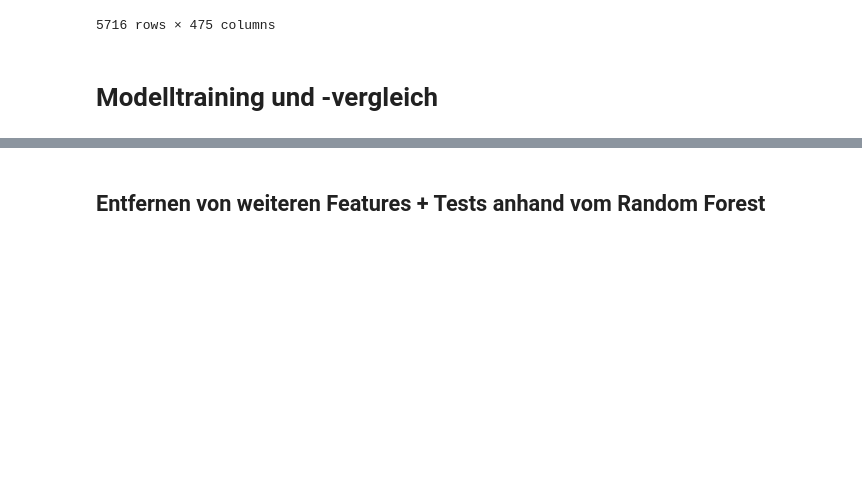
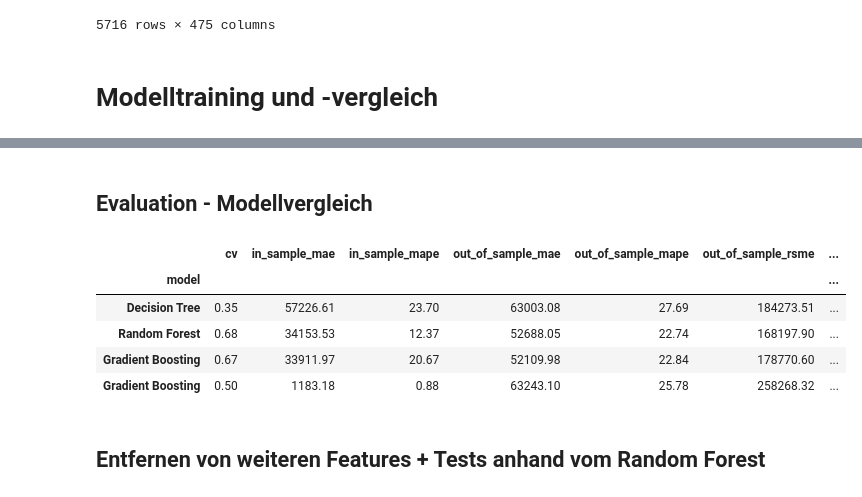
Before and after one commit to mixd304/dbuas-modul_13-applied-ds-2-ml-and-reporting-studienarbeit-darius-mix, a Jupyter notebook: notebooks/main.ipynb, the cells around one changed output, grey strips where cells are left out. Saved outputs shown, nothing was run; the diff lists cells and outputs as text; code cells hidden in the pictures; blank space fills up the shorter version.

```diff
--- a/notebooks/main.ipynb
+++ b/notebooks/main.ipynb
@@ -267,3 +297,0 @@ plt.show()
-# %%
-cv_results = cross_validate(estimator=pipe_rf[-1], X=prep.fit_transform(train_data[X]), y=train_data[y].values.ravel(), cv=10, n_jobs=4, return_train_score=True)
-plot_train_vs_test_cross_validation(cv_results)
@@ -276,10 +300,14 @@ plot_train_vs_test_cross_validation(cv_results)
 # %%
+model_name = 'Gradient Boosting'
+
 pipe_gb = Pipeline(steps=[
         ('preprocessor', prep),
-        ('Gradient Boosting', GradientBoostingRegressor(**params_gb))
+        (model_name, GradientBoostingRegressor(**params_gb))
     ])
 
 pipe_gb.fit(train_data[X], train_data[y].values.ravel())
 
-plot_train_vs_test_predictions(pipe_gb, train_data, test_data, X, y)
+metrics_gb = evaluate_model(model_name, prep, pipe_gb, train_data, test_data, X, y)
+print_evaluation(metrics_gb)
+#plot_evaluation(model_name, prep, pipe_gb, train_data, test_data, X, y)
 # %% [output]
@@ -296,3 +322,0 @@ plt.show()
-# %%
-cv_results = cross_validate(estimator=pipe_gb[-1], X=prep.fit_transform(train_data[X]), y=train_data[y].values.ravel(), cv=10, n_jobs=4, return_train_score=True)
-plot_train_vs_test_cross_validation(cv_results)
@@ -300,0 +325,13 @@ plot_train_vs_test_cross_validation(cv_results)
+# %%
+model_name = 'Gradient Boosting'
+
+pipe_knn = Pipeline(steps=[
+        ('preprocessor', prep),
+        (model_name, KNeighborsRegressor(**params_knn))
+    ])
+
+pipe_knn.fit(train_data[X], train_data[y].values.ravel())
+
+metrics_knn = evaluate_model(model_name, prep, pipe_knn, train_data, test_data, X, y)
+print_evaluation(metrics_knn)
+#plot_evaluation(model_name, prep, pipe_knn, train_data, test_data, X, y)
@@ -301,3 +348,17 @@ plot_train_vs_test_cross_validation(cv_results)
+# %% [markdown]
+## Evaluation - Modellvergleich
+# %%
+df_metrics = pd.concat([metrics_dt, metrics_rf, metrics_gb, metrics_knn])
+df_metrics = df_metrics.set_index('model')
+df_metrics = df_metrics.round(2)
+df_metrics
+# %% [output]
+|  | cv | in_sample_mae | in_sample_mape | out_of_sample_mae | out_of_sample_mape | out_of_sample_rsme | ... |
+| model |  |  |  |  |  |  | ... |
+| Decision Tree | 0.35 | 57226.61 | 23.70 | 63003.08 | 27.69 | 184273.51 | ... |
+| Random Forest | 0.68 | 34153.53 | 12.37 | 52688.05 | 22.74 | 168197.90 | ... |
+| Gradient Boosting | 0.67 | 33911.97 | 20.67 | 52109.98 | 22.84 | 178770.60 | ... |
+| Gradient Boosting | 0.50 | 1183.18 | 0.88 | 63243.10 | 25.78 | 258268.32 | ... |
 # %% [markdown]
 ## Entfernen von weiteren Features + Tests anhand vom Random Forest
 # %% [markdown]
```
Also changed, not shown: parts of 36 cells of this notebook, 1 other file.
